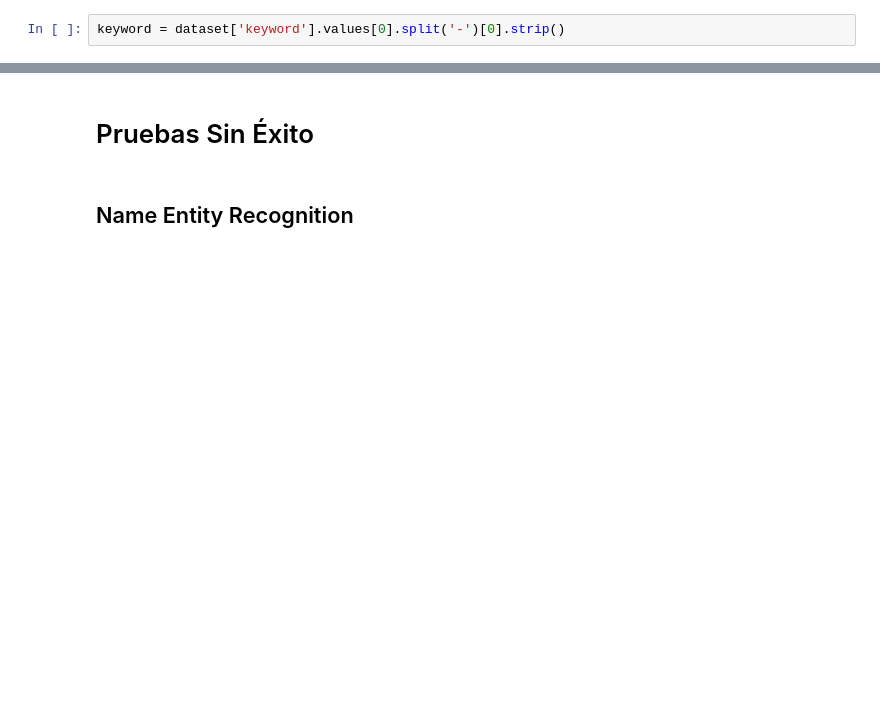
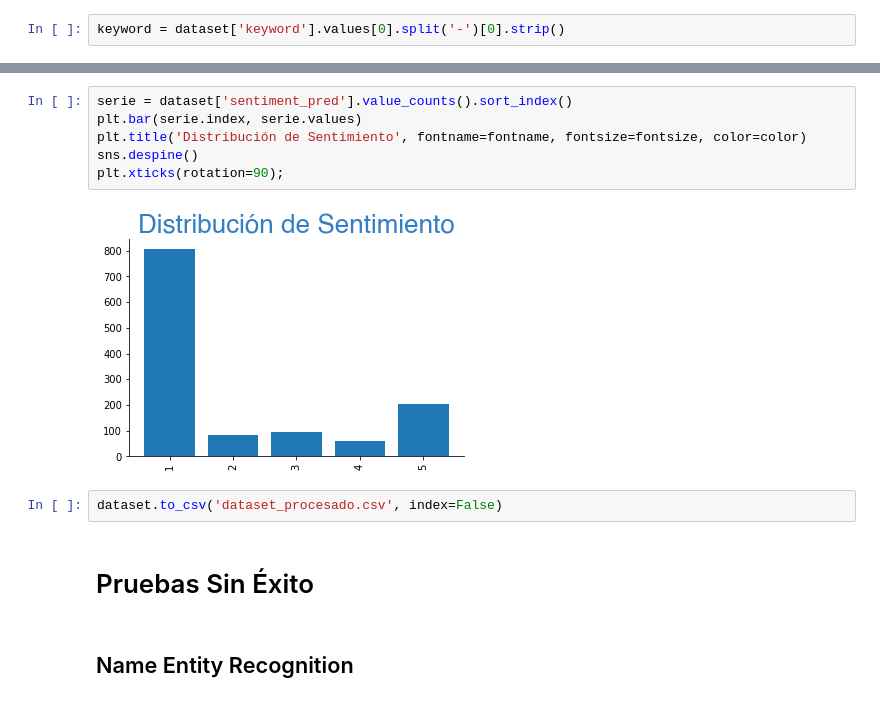
Before and after one commit to GabrielPila/twitter-extractor, a Jupyter notebook: notebooks/Project_NLP_pipeline.ipynb, the cells around one changed output, grey strips where cells are left out. Cells and saved outputs as stored; diff of their text form; blank space fills up the shorter version.

```diff
--- a/notebooks/Project_NLP_pipeline.ipynb
+++ b/notebooks/Project_NLP_pipeline.ipynb
@@ -428,3 +579,13 @@ fig.savefig(f'Reporte_{keyword}.pdf')
+# %%
+serie = dataset['sentiment_pred'].value_counts().sort_index()
+plt.bar(serie.index, serie.values)
+plt.title('Distribución de Sentimiento', fontname=fontname, fontsize=fontsize, color=color)
+sns.despine()
+plt.xticks(rotation=90);
+# %% [output]
+[figure, added]
+# %%
+dataset.to_csv('dataset_procesado.csv', index=False)
 # %% [markdown]
 # Pruebas Sin Éxito
 # %% [markdown]
```
Also changed, not shown: parts of 6 cells of this notebook, 12 other files.
